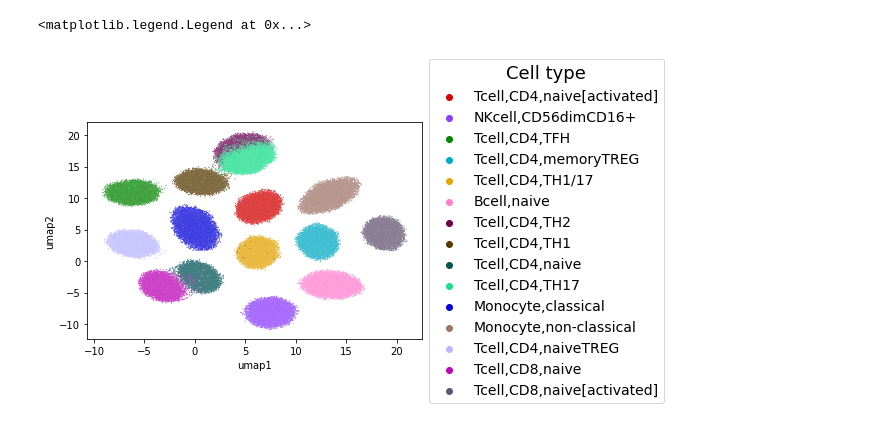
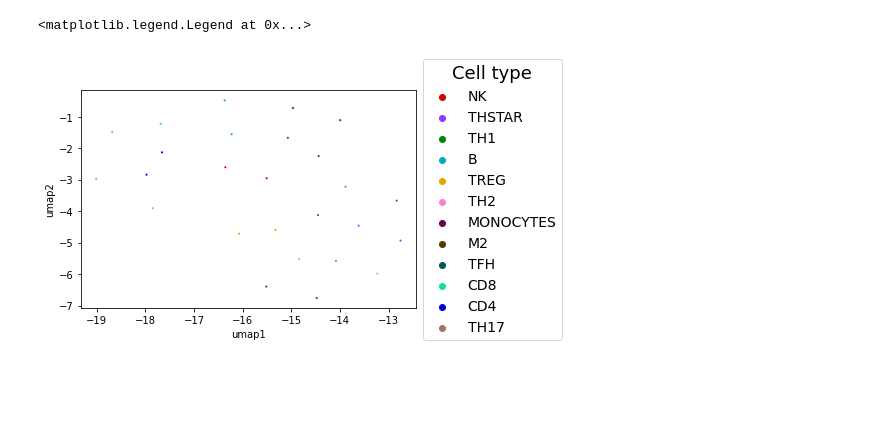
Before and after one commit to causalpathlab/asapp, a Jupyter notebook: examples/1_sc_sim_data_dc.ipynb, the cells around one changed output. Drawn from its saved outputs; the diff is of its cells as text; code cells hidden in the pictures; blank space fills up the shorter version.

```diff
--- a/examples/1_sc_sim_data_dc.ipynb
+++ b/examples/1_sc_sim_data_dc.ipynb
@@ -8,8 +8,8 @@ import matplotlib.pylab as plt
 import seaborn as sns
 import colorcet as cc
 
-sample_in = '/home/BCCRC.CA/ssubedi/projects/experiments/asapp/data/simdata/simdata_a_1000_r_0.75_d_10000_s_10000_sd_1'
-sample_out = '/home/BCCRC.CA/ssubedi/projects/experiments/asapp/result/simdata/a_1000_r_0.75_d_10000_s_10000_sd_1/'
+sample_in = '/home/BCCRC.CA/ssubedi/projects/experiments/asapp/data/simdata/simdata_a_1_r_1.0_d_10000_s_2_sd_1'
+sample_out = '/home/BCCRC.CA/ssubedi/projects/experiments/asapp/result/simdata/a_1_r_1.0_d_10000_s_2_sd_1/'
 
 dl = DataSet(sample_in,sample_out,data_mode='sparse',data_ondisk=False)
 dl.initialize_data()
@@ -20,0 +21,2 @@ print(dl.outpath)
+# %%
+dl.load_data()
@@ -55,9 +66,17 @@ sns.clustermap(df_top.T,cmap='viridis')
+# %%
+
+from sklearn.cluster import KMeans
+from sklearn.preprocessing import StandardScaler
+df_umap= pd.DataFrame()
+df_umap['cell'] = dl.rows
+
+scaler = StandardScaler()
+scaled = scaler.fit_transform(df_theta.to_numpy())
+kmeans = KMeans(n_clusters=15, init='k-means++',random_state=0).fit(scaled)
+df_umap['topic_bulk'] = kmeans.labels_
+df_umap['cell_type'] = [x.split('_')[1] for x in df_umap['cell']]
 # %%
 import umap
-
-df_umap= pd.DataFrame()
-df_umap['cell'] = dl.rows
-df_umap['topic_bulk'] = [x for x in df_theta.iloc[:,:].idxmax(axis=1)]
 
 umap_2d = umap.UMAP(n_components=2, init='random', random_state=0,min_dist=0.9,metric='cosine')
 proj_2d = umap_2d.fit(df_theta.iloc[:,:])
@@ -93,11 +116,10 @@ Text(0, 0.5, 'UMAP2')
 # %%
-df_umap['cell_type'] = [x.split('_')[1] for x in df_umap['cell']]
 cp = sns.color_palette(cc.glasbey_dark, n_colors=len(df_umap['cell_type'].unique()))
-p = sns.scatterplot(data=df_umap, x='umap1', y='umap2', hue='cell_type',s=1,palette=cp,legend=True)
+p = sns.scatterplot(data=df_umap, x='umap1', y='umap2', hue='cell_type',s=5,palette=cp,legend=True)
 plt.legend(title='Cell type',title_fontsize=18, fontsize=14,loc='center left', bbox_to_anchor=(1, 0.5))
 # p.axes.set_title("topics from bulkNMF",fontsize=30)
 # p.set_xlabel("UMAP1",fontsize=20)
 # p.set_ylabel("UMAP2",fontsize=20)
 # %% [output]
 <matplotlib.legend.Legend at 0x...>
-[figure, old version]
+[figure, new version]
```
Also changed, not shown: parts of 25 cells of this notebook, 12 other files.
